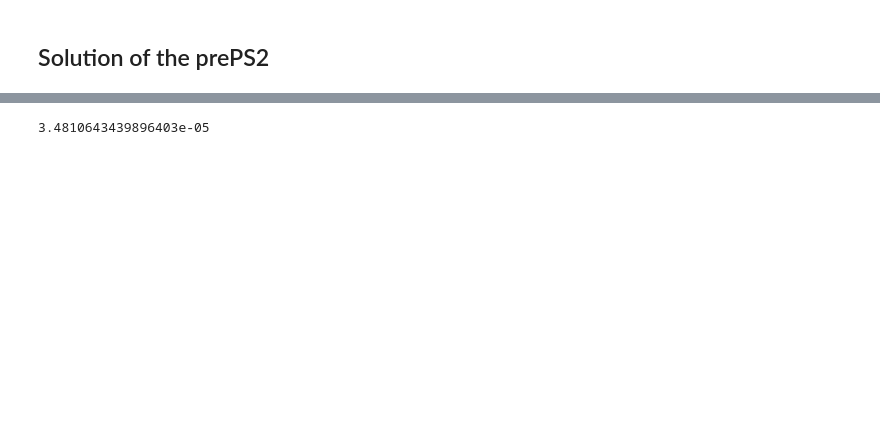
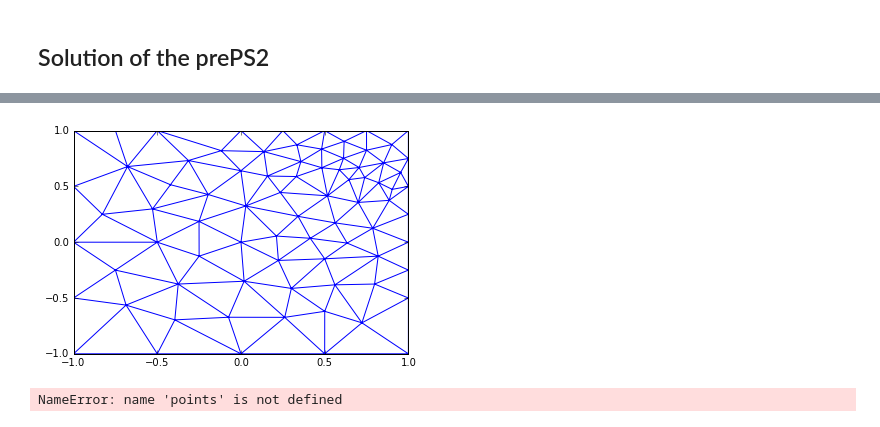
Before and after one commit to shapeev/NumPDE2016, a Jupyter notebook: Mesh.ipynb, the cells around one changed output, grey strips where cells are left out. Cells and saved outputs as stored; diff of their text form; code cells hidden in the pictures; blank space fills up the shorter version.

Commit message:
mesh for refinement

```diff
--- a/Mesh.ipynb
+++ b/Mesh.ipynb
@@ -360,4 +362,37 @@ s2 = integrate_over_mesh(mp, mt, sol)
-# %%
-s1
-# %% [output]
-3.4810643439896403e-05
+# %%
+
+import meshpy.triangle as triangle
+import math
+
+points = [ (1,1),(-1,1),(-1,-1),(1,-1) ]
+
+def round_trip_connect(start, end):
+  result = []
+  for i in range(start, end):
+    result.append((i, i+1))
+  result.append((end, start))
+  return result
+
+def needs_refinement(vertices, area ):
+    vert_origin, vert_destination, vert_apex = vertices
+    bary_x = (vert_origin.x + vert_destination.x + vert_apex.x) / 3
+    bary_y = (vert_origin.y + vert_destination.y + vert_apex.y) / 3
+
+    dist_center = math.sqrt( (bary_x-1)**2 + (bary_y-1)**2 )
+    max_area = math.fabs( 0.05 * (dist_center-0.5) ) + 0.01
+    return area > max_area
+
+info = triangle.MeshInfo()
+info.set_points(points)
+info.set_facets(round_trip_connect(0, len(points)-1))
+
+mesh = triangle.build(info, refinement_func=needs_refinement)
+import matplotlib.pyplot as pt
+mesh_points = np.array(mesh.points)
+mesh_tris = np.array(mesh.elements)
+mesh_facets = np.array(mesh.facets)
+pt.triplot(mesh_points[:, 0], mesh_points[:, 1], mesh_tris)
+pt.show()
+write_dat(mesh,mesh.facets,'ref_mesh1.dat')
+# %% [output]
+[figure, added]
@@ -363,0 +425,4 @@ s1
+# %%
+points
+# %% [output]
+NameError: name 'points' is not defined
```
Also changed, not shown: parts of 13 cells of this notebook, 3 other files.
